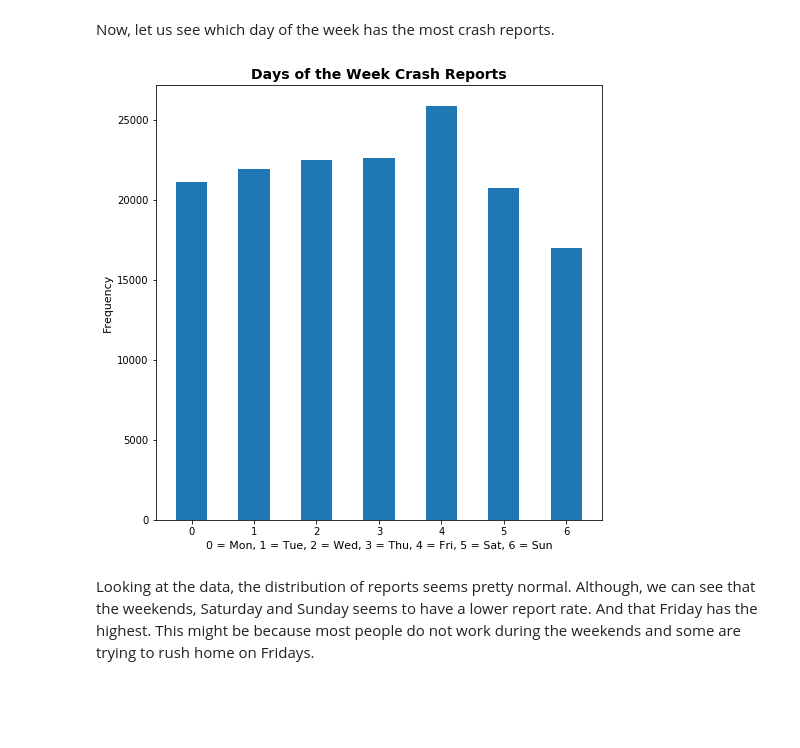
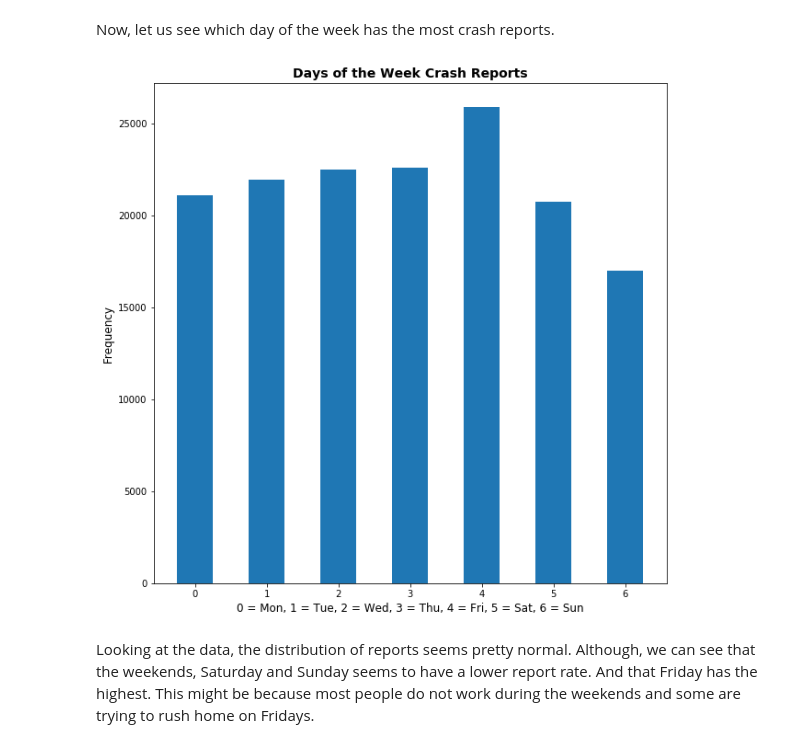
Before and after one commit to rvillegas1/Worcester-Crash-Report-Analysis, a Jupyter notebook: WorcesterCrashReports.ipynb, the cells around one changed output. Saved outputs shown, nothing was run; the diff lists cells and outputs as text; code cells hidden in the pictures; blank space fills up the shorter version.

```diff
--- a/WorcesterCrashReports.ipynb
+++ b/WorcesterCrashReports.ipynb
@@ -119,14 +132,14 @@ Now, let us  see which day of the week has the most crash reports.
 # %%
 day_edges = [-.5, 0.5, 1.5, 2.5, 3.5, 4.5, 5.5, 6.5]
 xlabel = '0 = Mon, 1 = Tue, 2 = Wed, 3 = Thu, 4 = Fri, 5 = Sat, 6 = Sun'
-plt.gcf().set_size_inches(8,8)
+plt.gcf().set_size_inches(10,10)
 plt.hist(df_worcrash.DayOfWeek, align = 'mid', bins = day_edges, rwidth = .5)
-plt.xlabel(xlabel, fontsize = 11)
-plt.ylabel('Frequency', fontsize = 11)
+plt.xlabel(xlabel, fontsize = 12)
+plt.ylabel('Frequency', fontsize = 12)
 plt.title('Days of the Week Crash Reports', fontweight = 'bold', fontsize = 14)
 plt.show()
 # %% [output]
-[figure, old version]
+[figure, new version]
 # %% [markdown]
 Looking at the data, the distribution of reports seems pretty normal. Although, we can see that the weekends, Saturday and Sunday seems to have a lower report rate. And that Friday has the highest.
 This might be because most people do not work during the weekends and some are trying to rush home on Fridays.
```
Also changed, not shown: parts of 9 cells of this notebook.
